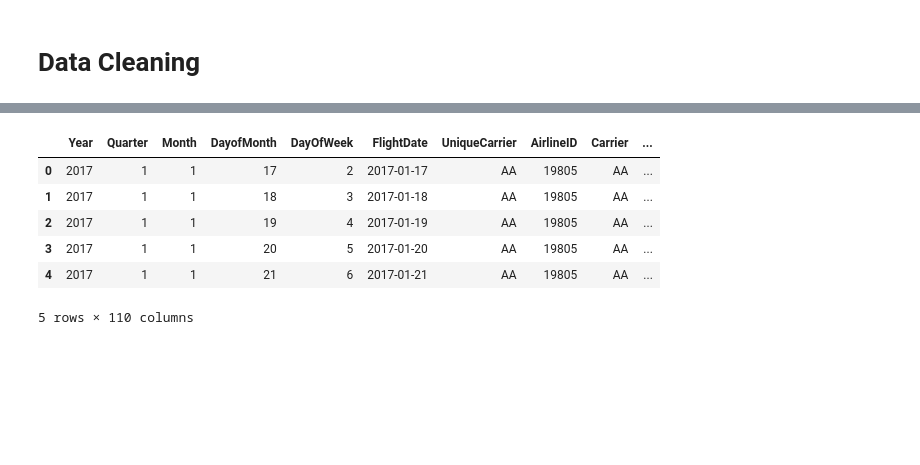
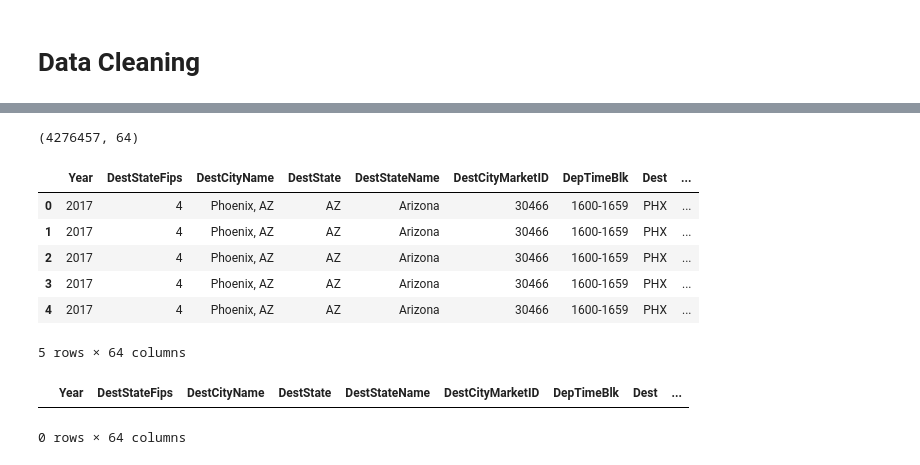
Before and after one commit to prakashm94/Data-Science-2017-fall, a Jupyter notebook: Project/Data_Cleaning.ipynb, the cells around one changed output, grey strips where cells are left out. Saved outputs shown, nothing was run; the diff lists cells and outputs as text; code cells hidden in the pictures; blank space fills up the shorter version.

```diff
--- a/Project/Data_Cleaning.ipynb
+++ b/Project/Data_Cleaning.ipynb
@@ -32,0 +31,4 @@ df = pd.concat([d1, d2, d3, d4, d5, d6, d7, d8, d9])
+# %%
+missing_data = df.isnull().sum().to_frame(name='Missing_Count').reset_index()
+missing_data['Missing_percent'] = (missing_data['Missing_Count']/df.shape[0])*100
+missing_data.head()
@@ -32,0 +42,4 @@ df = pd.concat([d1, d2, d3, d4, d5, d6, d7, d8, d9])
+# %%
+missing_data = missing_data.sort_values(by='Missing_percent', axis=0, ascending=True)
+features = missing_data['index'][(missing_data.Missing_percent<99.38)]
+len(features)
@@ -32,0 +48,2 @@ df = pd.concat([d1, d2, d3, d4, d5, d6, d7, d8, d9])
+# %%
+d = df[features]
@@ -33,10 +190,16 @@ df = pd.concat([d1, d2, d3, d4, d5, d6, d7, d8, d9])
+# %%
+d['miss']= d.shape[1] - d.count(axis=1)
+# %%
+d.shape
+# %% [output]
+(4276457, 64)
 # %%
-d1.head()
+d.head()
 # %% [output]
-|  | Year | Quarter | Month | DayofMonth | DayOfWeek | FlightDate | UniqueCarrier | AirlineID | Carrier | ... |
-| 0 | 2017 | 1 | 1 | 17 | 2 | 2017-01-17 | AA | 19805 | AA | ... |
-| 1 | 2017 | 1 | 1 | 18 | 3 | 2017-01-18 | AA | 19805 | AA | ... |
-| 2 | 2017 | 1 | 1 | 19 | 4 | 2017-01-19 | AA | 19805 | AA | ... |
-| 3 | 2017 | 1 | 1 | 20 | 5 | 2017-01-20 | AA | 19805 | AA | ... |
-| 4 | 2017 | 1 | 1 | 21 | 6 | 2017-01-21 | AA | 19805 | AA | ... |
+|  | Year | DestStateFips | DestCityName | DestState | DestStateName | DestCityMarketID | DepTimeBlk | Dest | ... |
+| 0 | 2017 | 4 | Phoenix, AZ | AZ | Arizona | 30466 | 1600-1659 | PHX | ... |
+| 1 | 2017 | 4 | Phoenix, AZ | AZ | Arizona | 30466 | 1600-1659 | PHX | ... |
+| 2 | 2017 | 4 | Phoenix, AZ | AZ | Arizona | 30466 | 1600-1659 | PHX | ... |
+| 3 | 2017 | 4 | Phoenix, AZ | AZ | Arizona | 30466 | 1600-1659 | PHX | ... |
+| 4 | 2017 | 4 | Phoenix, AZ | AZ | Arizona | 30466 | 1600-1659 | PHX | ... |
-5 rows × 110 columns
+5 rows × 64 columns
@@ -44,0 +206,5 @@ d4
+# %%
+d[d['miss']>=25]
+# %% [output]
+|  | Year | DestStateFips | DestCityName | DestState | DestStateName | DestCityMarketID | DepTimeBlk | Dest | ... |
+0 rows × 64 columns
```
Also changed, not shown: parts of 30 cells of this notebook.
